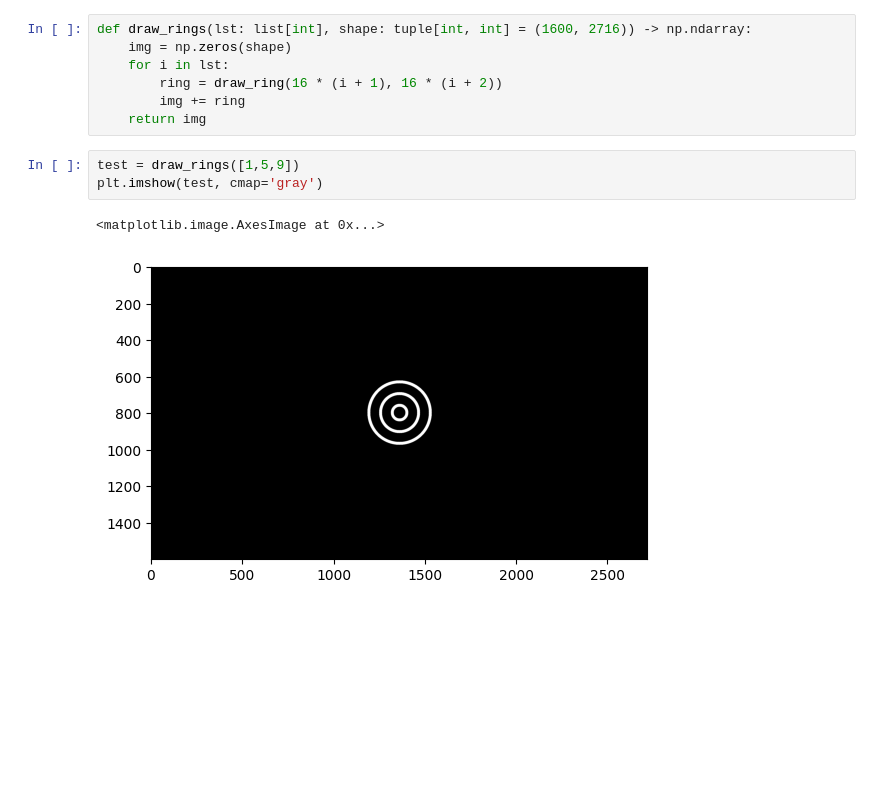
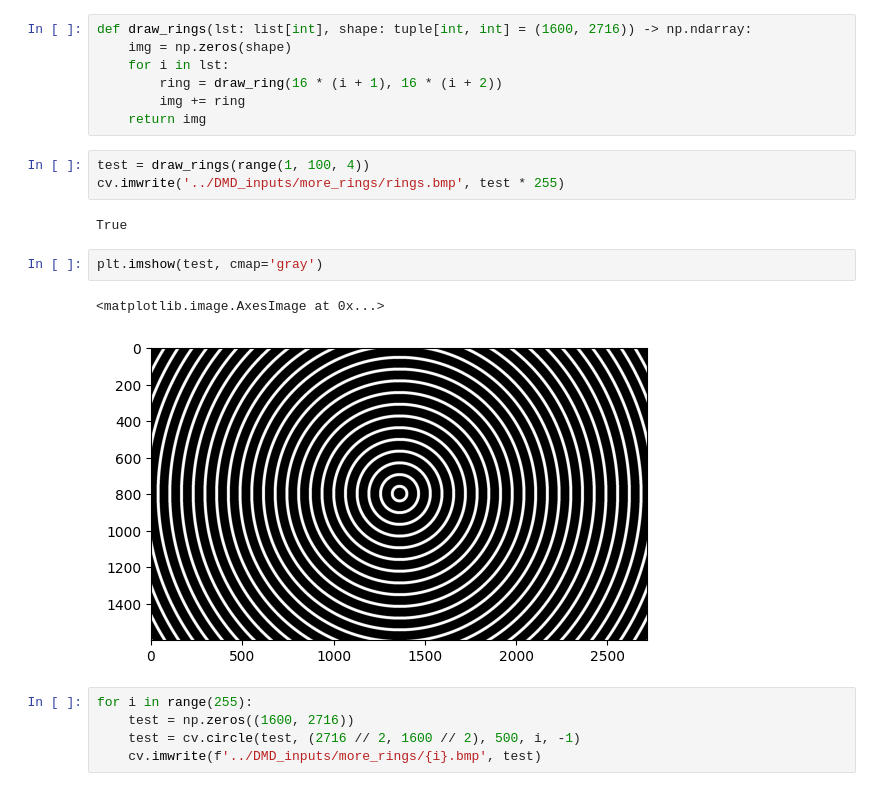
Before and after one commit to zhuyuezx/CSC494_holoprojector, a Jupyter notebook: Code/trident_generation.ipynb, the cells around one changed output. Cells and saved outputs as stored; diff of their text form; blank space fills up the shorter version.

```diff
--- a/Code/trident_generation.ipynb
+++ b/Code/trident_generation.ipynb
@@ -58,9 +58,18 @@ def draw_rings(lst: list[int], shape: tuple[int, int] = (1600, 2716)) -> np.ndar
         ring = draw_ring(16 * (i + 1), 16 * (i + 2))
         img += ring
     return img
+# %%
+test = draw_rings(range(1, 100, 4))
+cv.imwrite('../DMD_inputs/more_rings/rings.bmp', test * 255)
+# %% [output]
+True
 # %%
-test = draw_rings([1,5,9])
 plt.imshow(test, cmap='gray')
 # %% [output]
 <matplotlib.image.AxesImage at 0x...>
-[figure, old version]
+[figure, new version]
+# %%
+for i in range(255):
+    test = np.zeros((1600, 2716))
+    test = cv.circle(test, (2716 // 2, 1600 // 2), 500, i, -1)
+    cv.imwrite(f'../DMD_inputs/more_rings/{i}.bmp', test)
```
Also changed, not shown: 2 other files.
